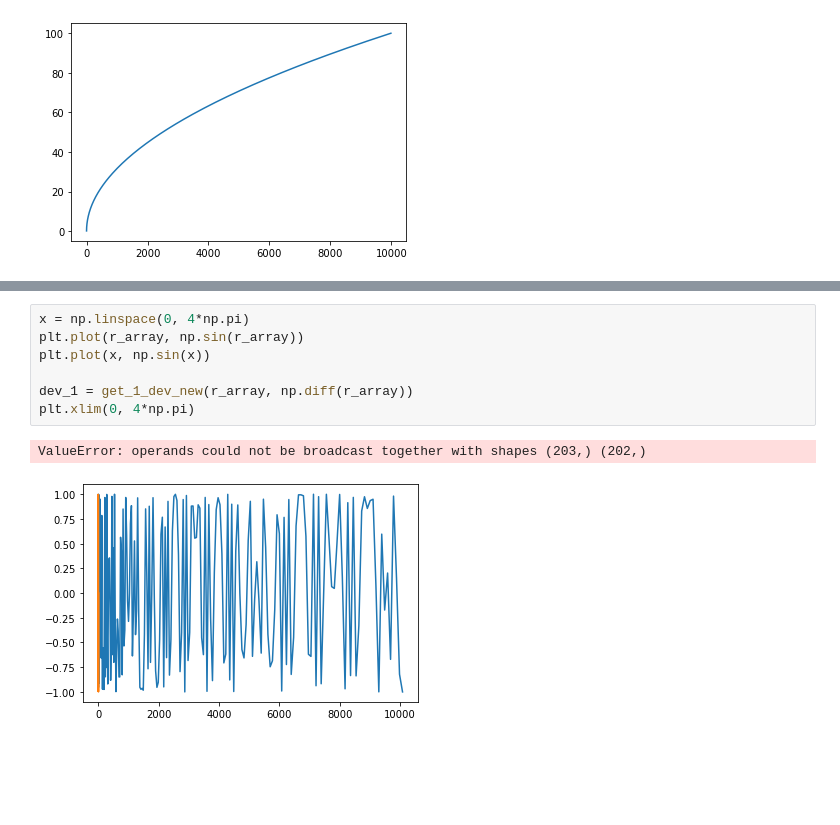
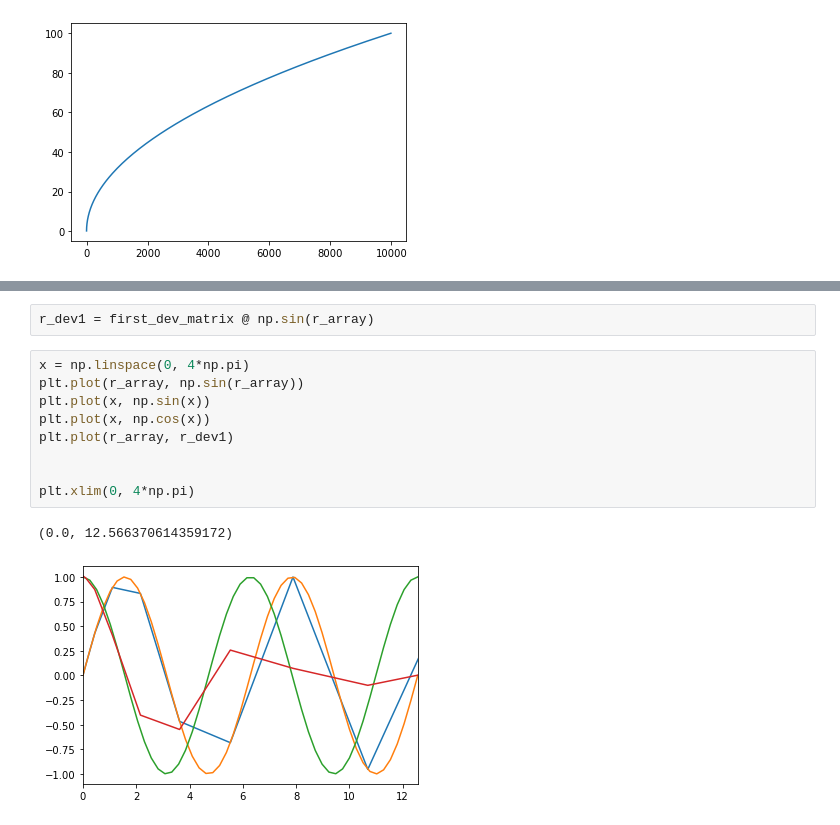
Before and after one commit to agent031/bachelor_code, a Jupyter notebook: Suzuki_solutions/checking_irregular_grid.ipynb, the cells around one changed output, grey strips where cells are left out. Saved outputs shown, nothing was run; the diff lists cells and outputs as text; blank space fills up the shorter version.

Commit message:
It seems the irregular 1. derivative matrix is working but with to wide gridspacing for sin function

```diff
--- a/Suzuki_solutions/checking_irregular_grid.ipynb
+++ b/Suzuki_solutions/checking_irregular_grid.ipynb
@@ -24,10 +42,14 @@ plt.plot(r_array[:-1], np.diff(r_array))
+# %%
+r_dev1 = first_dev_matrix @ np.sin(r_array)
 # %%
 x = np.linspace(0, 4*np.pi)
 plt.plot(r_array, np.sin(r_array))
 plt.plot(x, np.sin(x))
+plt.plot(x, np.cos(x))
+plt.plot(r_array, r_dev1)
 
-dev_1 = get_1_dev_new(r_array, np.diff(r_array))
+
 plt.xlim(0, 4*np.pi)
 # %% [output]
-ValueError: operands could not be broadcast together with shapes (203,) (202,)
+(0.0, 12.566370614359172)
-[figure, old version]
+[figure, new version]
```
Also changed, not shown: parts of 3 cells of this notebook.
